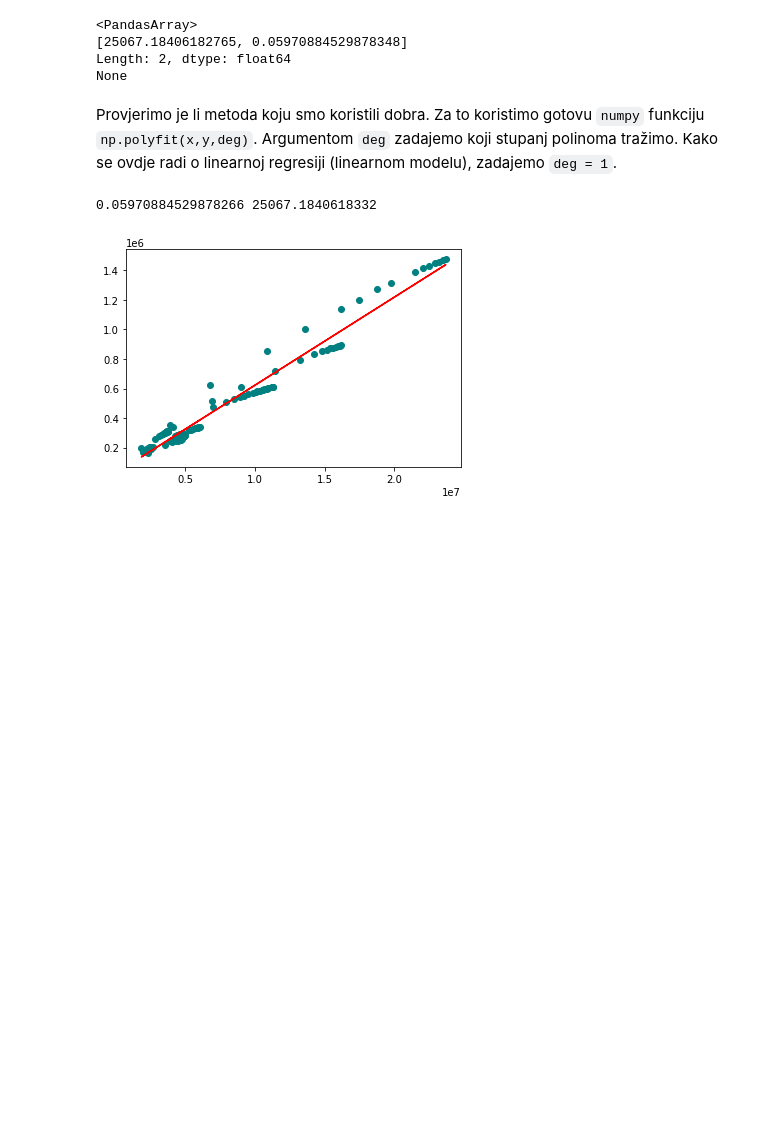
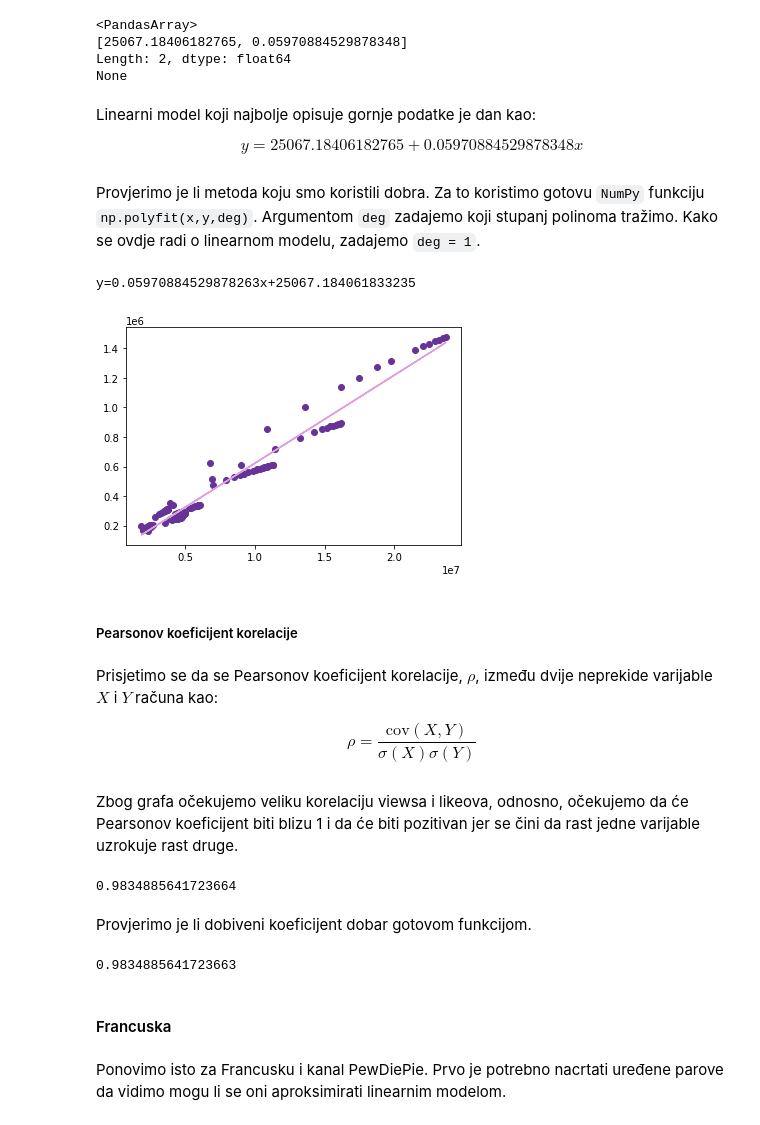
Before and after one commit to evabelc/Esej-1---MS, a Jupyter notebook: Prvi Esej.ipynb, the cells around one changed output. Cells and saved outputs as stored; diff of their text form; code cells hidden in the pictures; blank space fills up the shorter version.

```diff
--- a/Prvi Esej.ipynb
+++ b/Prvi Esej.ipynb
@@ -338,17 +350,50 @@ print(linearna_regresija(xGB,yGB))
 [25067.18406182765, 0.05970884529878348]
 Length: 2, dtype: float64
 None
+# %% [markdown]
+Linearni model koji najbolje opisuje gornje podatke je dan kao:
+
+$$y=25067.18406182765+0.05970884529878348x$$
 # %% [markdown]
-Provjerimo je li metoda koju smo koristili dobra. Za to koristimo gotovu `numpy` funkciju `np.polyfit(x,y,deg)`. Argumentom `deg` zadajemo koji stupanj polinoma tražimo. Kako se ovdje radi o linearnoj regresiji (linearnom modelu), zadajemo `deg = 1`.
+Provjerimo je li metoda koju smo koristili dobra. Za to koristimo gotovu `NumPy` funkciju `np.polyfit(x,y,deg)`. Argumentom `deg` zadajemo koji stupanj polinoma tražimo. Kako se ovdje radi o linearnom modelu, zadajemo `deg = 1`.
 # %%
-plt.plot(xGB, yGB, 'o',color = 'teal')
+plt.plot(xGB, yGB, 'o',color = 'rebeccapurple')
 kGB, lGB= np.polyfit(xGB, yGB, 1)
-print(kGB,lGB)
-plt.plot(xGB, kGB*xGB + lGB,color = 'red')
+print(f"y={kGB}x+{lGB}")
+plt.plot(xGB, kGB*xGB + lGB,color = 'plum')
 plt.show()
 # %% [output]
-0.05970884529878266 25067.1840618332
+y=0.05970884529878263x+25067.184061833235
-[figure, old version]
+[figure, new version]
+# %% [markdown]
+##### Pearsonov koeficijent korelacije
+# %% [markdown]
+Prisjetimo se da se Pearsonov koeficijent korelacije, $\rho$, između dvije neprekide varijable $X$ i $Y$ računa kao:
+
+$$\rho= \frac{\text{cov}(X,Y)}{\sigma(X)\sigma(Y)}$$
+# %% [markdown]
+Zbog grafa očekujemo veliku korelaciju viewsa i likeova, odnosno, očekujemo da će Pearsonov koeficijent biti blizu 1 i da će biti pozitivan jer se čini da rast jedne varijable uzrokuje rast druge.
+# %%
+from numpy import cov
+from statistics import stdev
+
+pearsonGB = (cov(xGB,yGB)/(stdev(xGB)*stdev(yGB)))[0,1]
+pearsonGB
+# %% [output]
+0.9834885641723664
+# %% [markdown]
+Provjerimo je li dobiveni koeficijent dobar gotovom funkcijom.
+# %%
+from scipy.stats import pearsonr
+
+provjera_pearson, _ = pearsonr(xGB,yGB)
+provjera_pearson
+# %% [output]
+0.9834885641723663
+# %% [markdown]
+#### Francuska
+# %% [markdown]
+Ponovimo isto za Francusku i kanal PewDiePie. Prvo je potrebno nacrtati uređene parove da vidimo mogu li se oni aproksimirati linearnim modelom.
 # %%
 podaciFR.loc[podaciFR['channel_title'] == 'PewDiePie','views']
 xFR = podaciFR.loc[podaciFR['channel_title'] == 'PewDiePie','views']
```
Also changed, not shown: parts of 43 cells of this notebook.
